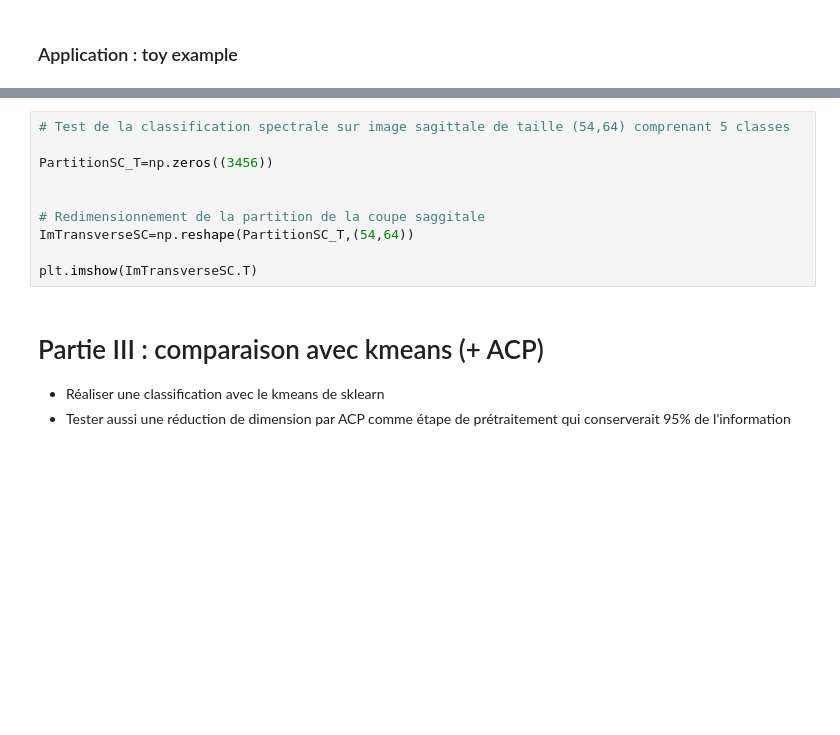
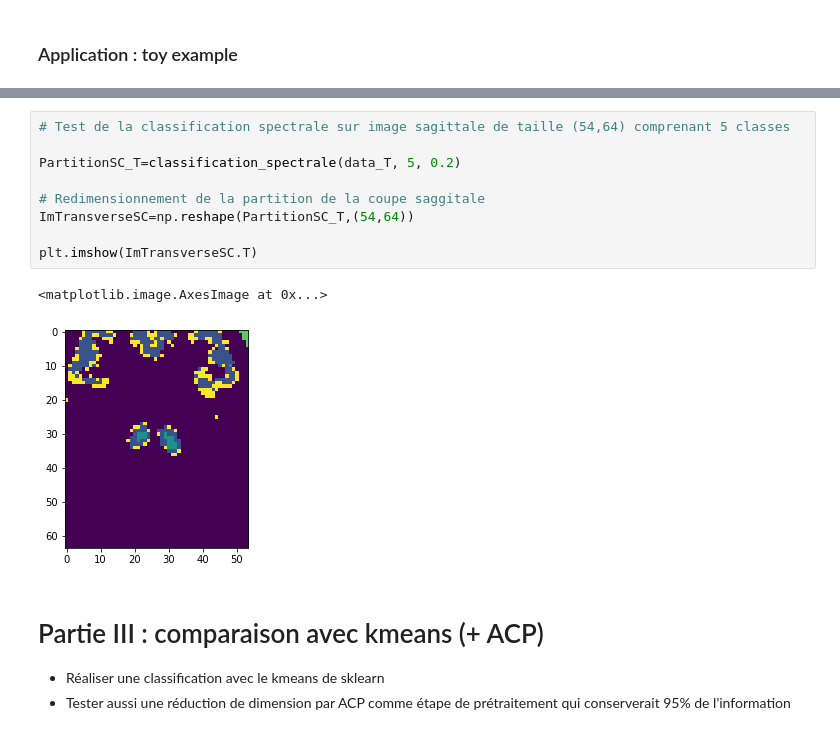
Before and after one commit to TwilCynder/univ-documents, a Jupyter notebook: M1/S7/csap/Miniprojet/SujetMiniProjet/MiniProjet_SegmentationTEP.ipynb, the cells around one changed output, grey strips where cells are left out. Drawn from its saved outputs; the diff is of its cells as text; blank space fills up the shorter version.

```diff
--- a/M1/S7/csap/Miniprojet/SujetMiniProjet/MiniProjet_SegmentationTEP.ipynb
+++ b/M1/S7/csap/Miniprojet/SujetMiniProjet/MiniProjet_SegmentationTEP.ipynb
@@ -173,13 +187,15 @@ plt.imshow(ImSagittaleSC.T)
 # %%
 # Test de la classification spectrale sur image sagittale de taille (54,64) comprenant 5 classes
 
-PartitionSC_T=np.zeros((3456))
-
+PartitionSC_T=classification_spectrale(data_T, 5, 0.2)
 
 # Redimensionnement de la partition de la coupe saggitale
 ImTransverseSC=np.reshape(PartitionSC_T,(54,64))
 
 plt.imshow(ImTransverseSC.T)
+# %% [output]
+<matplotlib.image.AxesImage at 0x...>
+[figure, added]
 # %% [markdown]
 # Partie III : comparaison avec  kmeans (+ ACP)
 
```
Also changed, not shown: parts of 10 cells of this notebook, 6 other files.
